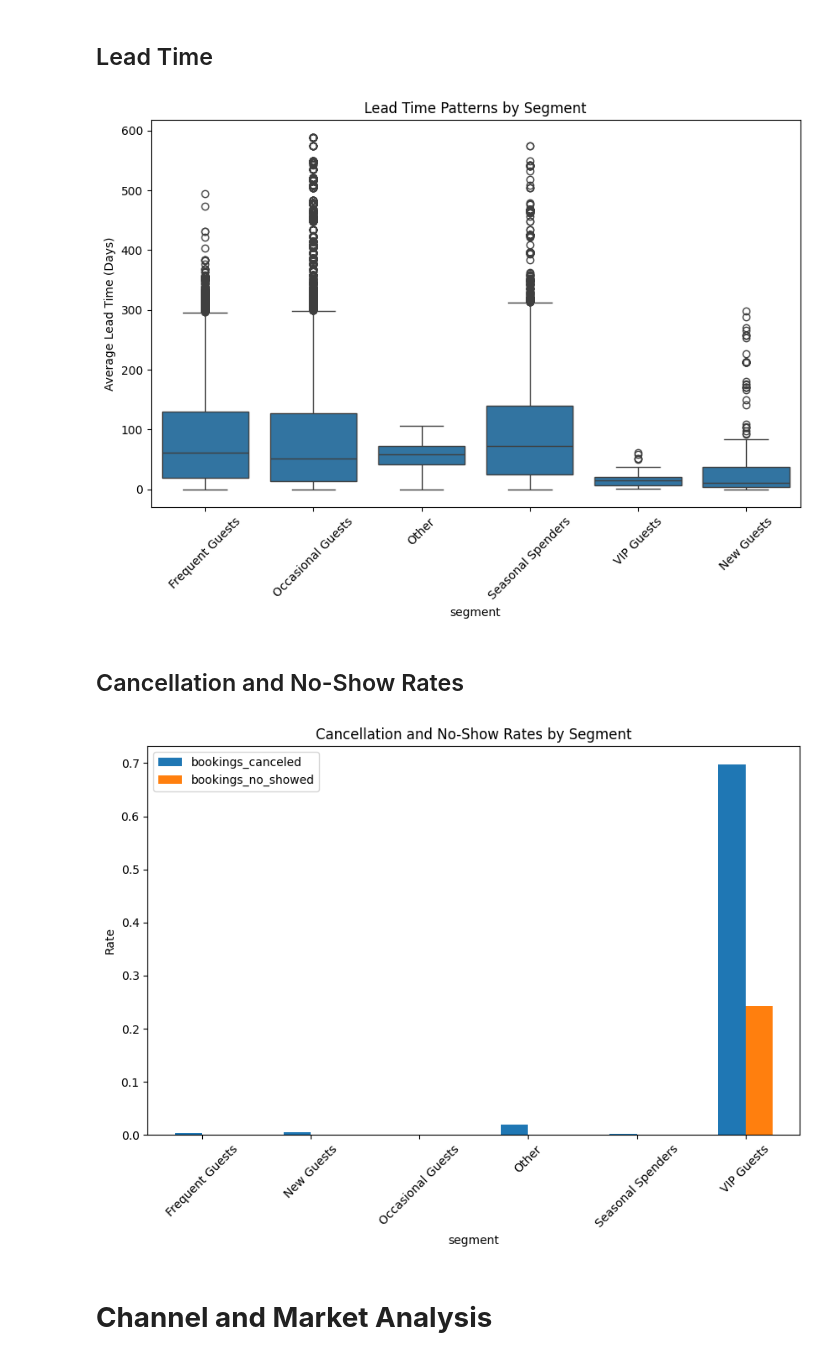
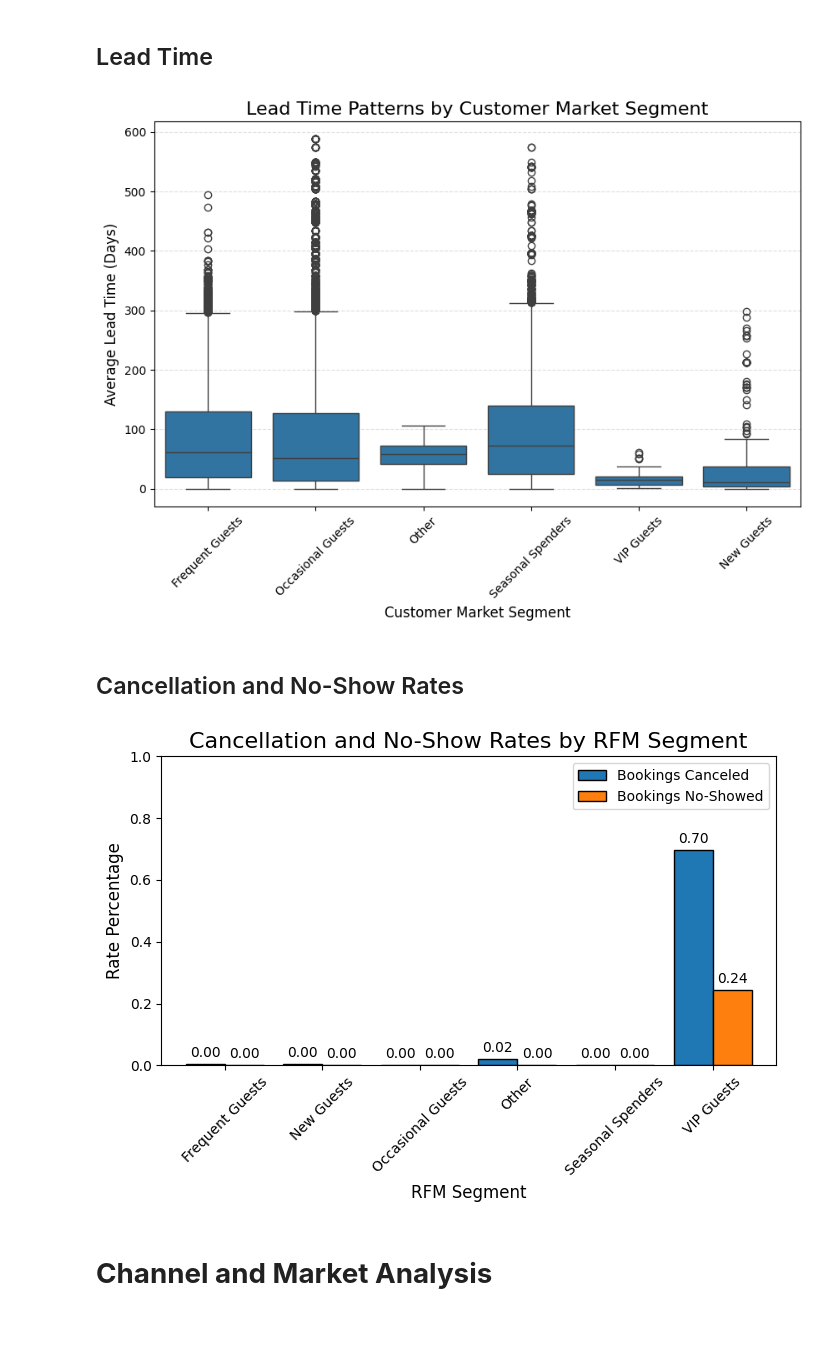
Before and after one commit to charJin/hotel-analysis, a Jupyter notebook: Notebooks/analysis.ipynb, the cells around one changed output. Drawn from its saved outputs; the diff is of its cells as text; code cells hidden in the pictures; blank space fills up the shorter version.

Commit message:
Plots modify

```diff
--- a/Notebooks/analysis.ipynb
+++ b/Notebooks/analysis.ipynb
@@ -475,29 +511,41 @@ plt.show()
 # %% [markdown]
 ## Lead Time
 # %%
-# Boxplot for Average Lead Time by Segment
+# Boxplot for Average Lead Time by Customer Segment
 plt.figure(figsize=(10, 6))
 sns.boxplot(data=hotel_df, x='segment', y='average_lead_time')
-plt.title('Lead Time Patterns by Segment')
-plt.ylabel('Average Lead Time (Days)')
-plt.xticks(rotation=45)
+plt.title('Lead Time Patterns by Customer Market Segment', fontsize=16)
+plt.ylabel('Average Lead Time (Days)', fontsize=12)
+plt.xlabel('Customer Market Segment', fontsize=12)
+plt.xticks(rotation=45, fontsize=10)
+plt.grid(axis='y', linestyle='--', alpha=0.4)
 plt.show()
 # %% [output]
-[figure, old version]
+[figure, new version]
 # %% [markdown]
 ## Cancellation and No-Show Rates
 # %%
 # Cancellation and no-show rates
 cancellation_rates = hotel_df.groupby('segment')[['bookings_canceled', 'bookings_no_showed']].mean()
 
-# Visualization: Cancellation rates
-cancellation_rates.plot(kind='bar', figsize=(10, 6))
-plt.title('Cancellation and No-Show Rates by Segment')
-plt.ylabel('Rate')
-plt.xticks(rotation=45)
+ax = cancellation_rates.plot(kind='bar', figsize=(7, 5), edgecolor='black', width=0.8)
+plt.ylim(0, 1)
+for container in ax.containers:
+    ax.bar_label(container, fmt='%.2f', label_type='edge', fontsize=10, padding=3)
+
+plt.title('Cancellation and No-Show Rates by RFM Segment', fontsize=16)
+plt.ylabel('Rate Percentage', fontsize=12)
+plt.xlabel('RFM Segment', fontsize=12)
+plt.xticks(rotation=45, fontsize=10)
+plt.legend(
+    ['Bookings Canceled', 'Bookings No-Showed'],
+    fontsize=10,
+    title_fontsize=12
+)
+plt.tight_layout()
 plt.show()
 # %% [output]
-[figure, old version]
+[figure, new version]
 # %% [markdown]
 # **Channel and Market Analysis**
 # %%
```
Also changed, not shown: parts of 4 cells of this notebook.
